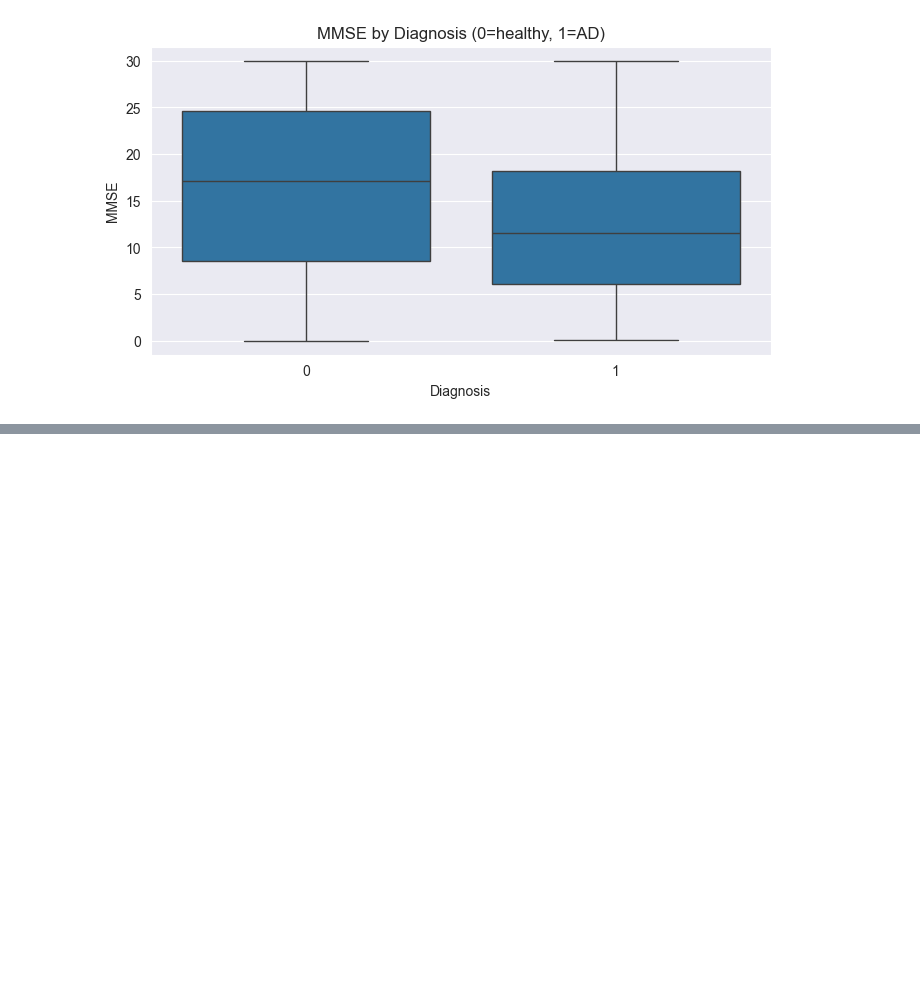
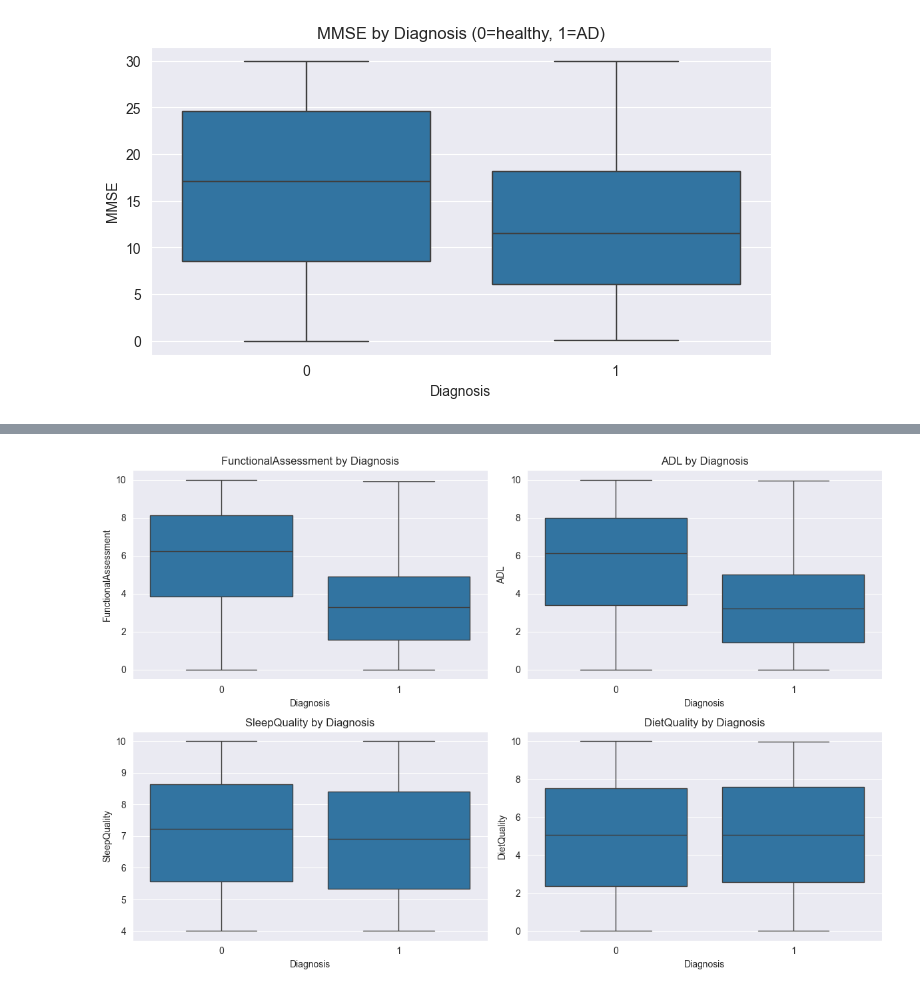
Before and after one commit to artkowal/alzheimer_detection, a Jupyter notebook: notebooks/eda.ipynb, the cells around one changed output, grey strips where cells are left out. Saved outputs shown, nothing was run; the diff lists cells and outputs as text; code cells hidden in the pictures; blank space fills up the shorter version.

```diff
--- a/notebooks/eda.ipynb
+++ b/notebooks/eda.ipynb
@@ -61,0 +91,11 @@ Text(0.5, 1.0, 'MMSE by Diagnosis (0=healthy, 1=AD)')
+# %%
+# Boxplots dla dodatkowych cech numerycznych
+other_num = ['FunctionalAssessment', 'ADL', 'SleepQuality', 'DietQuality']
+plt.figure(figsize=(12, 8))
+for i, col in enumerate(other_num, 1):
+    plt.subplot(2, 2, i)
+    sns.boxplot(x=df['Diagnosis'], y=df[col], data=df)
+    plt.title(f"{col} by Diagnosis")
+plt.tight_layout()
+# %% [output]
+[figure, added]
```
Also changed, not shown: parts of 2 cells of this notebook.
